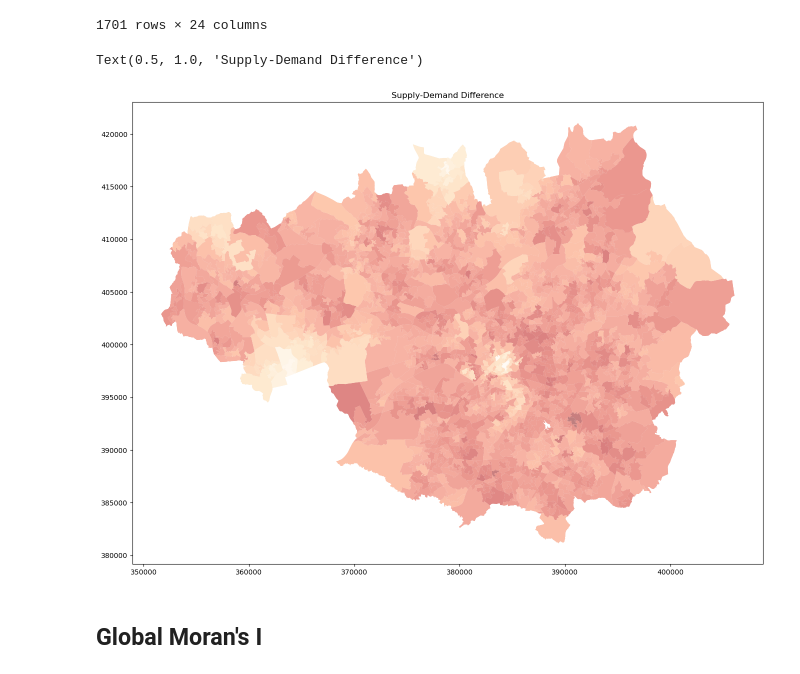
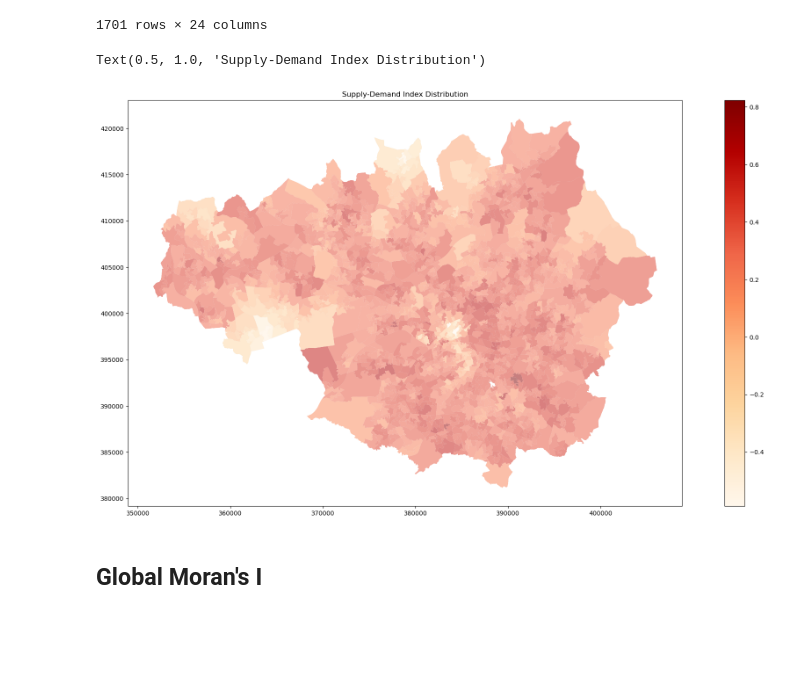
Before and after one commit to krnaskr/Dissertation, a Jupyter notebook: D. Spatial Clustering.ipynb, the cells around one changed output. Cells and saved outputs as stored; diff of their text form; code cells hidden in the pictures; blank space fills up the shorter version.

```diff
--- a/D. Spatial Clustering.ipynb
+++ b/D. Spatial Clustering.ipynb
@@ -31,12 +33,12 @@ gdf_supply_demand
 # %%
 fig, axes = plt.subplots(1,1 , figsize=(25, 12))
 
-gdf_supply_demand.plot(ax=axes, column='demand_sup', legend=False, cmap='OrRd')
+gdf_supply_demand.plot(ax=axes, column="demand_sup", cmap="OrRd", legend=True)
 gdf_lsoa.plot(ax=axes, facecolor="white", alpha=0.5, edgecolor="none", linewidth=0.5)
-axes.set_title('Supply-Demand Difference')
+axes.set_title("Supply-Demand Index Distribution")
 # %% [output]
-Text(0.5, 1.0, 'Supply-Demand Difference')
+Text(0.5, 1.0, 'Supply-Demand Index Distribution')
-[figure, old version]
+[figure, new version]
 # %% [markdown]
 ## Global Moran's I
 # %%
```
Also changed, not shown: parts of 11 cells of this notebook.
